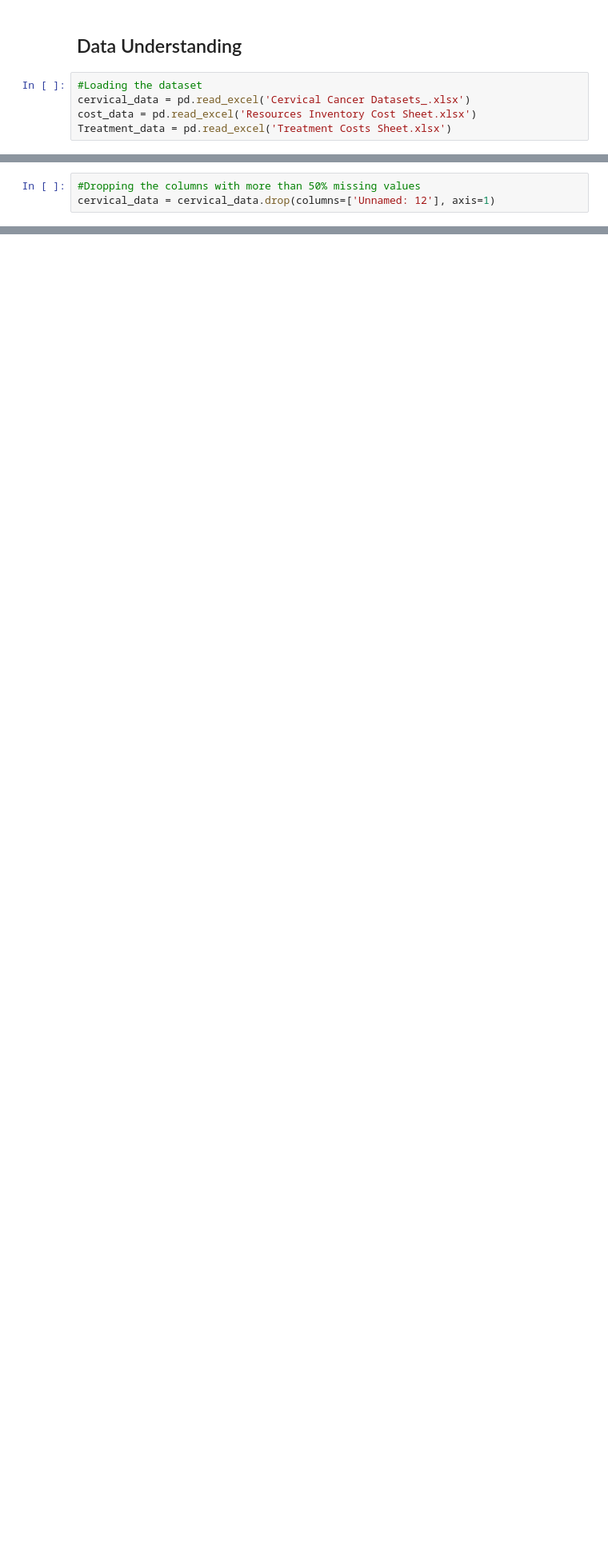
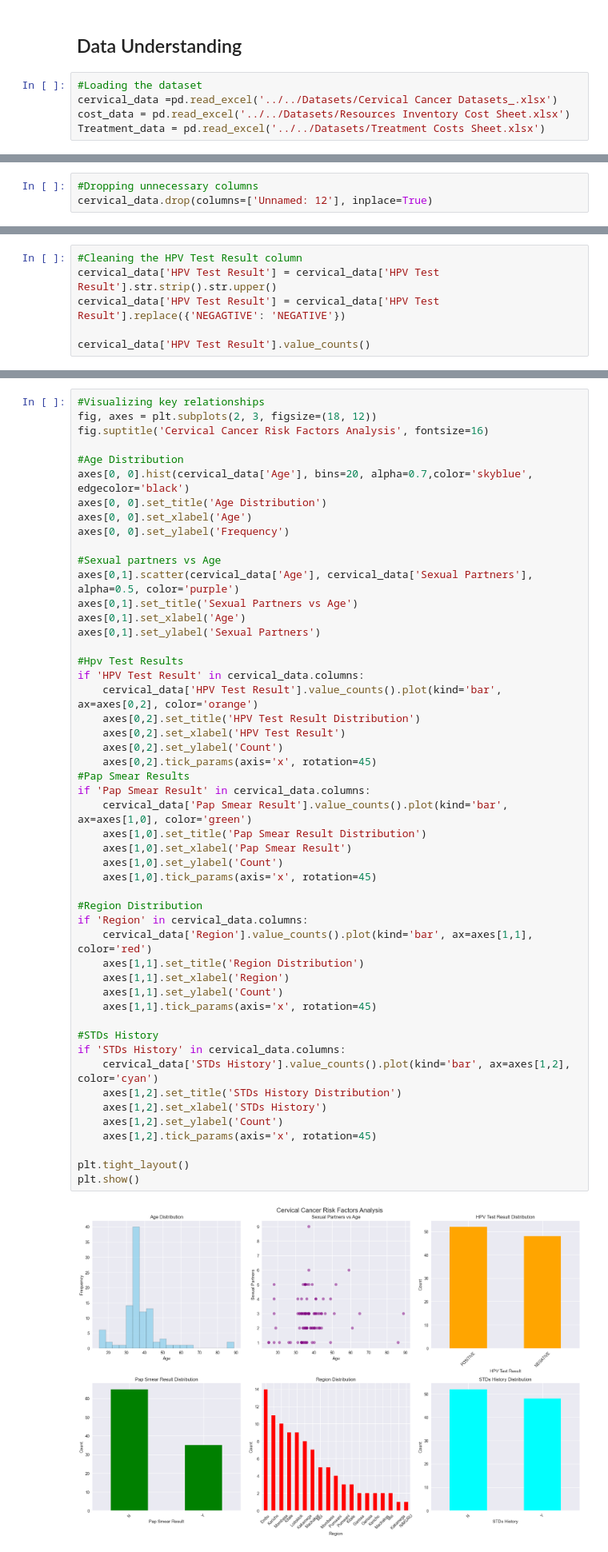
Before and after one commit to LoiseWK/CERVICAL_CANCER_PREDICTION, a Jupyter notebook: Collaborators/Loise/index.ipynb, the cells around one changed output, grey strips where cells are left out. Shown at 80% size. Saved outputs shown, nothing was run; the diff lists cells and outputs as text; blank space fills up the shorter version.

Commit message:
Data Understanding

```diff
--- a/Collaborators/Loise/index.ipynb
+++ b/Collaborators/Loise/index.ipynb
@@ -19,6 +24,6 @@ Improve your data and profiling with ydata-sdk, featuring data quality scoring,
 ## Data Understanding
 # %%
 #Loading the dataset
-cervical_data = pd.read_excel('Cervical Cancer Datasets_.xlsx')
-cost_data = pd.read_excel('Resources Inventory Cost Sheet.xlsx')
-Treatment_data = pd.read_excel('Treatment Costs Sheet.xlsx')
+cervical_data =pd.read_excel('../../Datasets/Cervical Cancer Datasets_.xlsx')
+cost_data = pd.read_excel('../../Datasets/Resources Inventory Cost Sheet.xlsx')
+Treatment_data = pd.read_excel('../../Datasets/Treatment Costs Sheet.xlsx')
@@ -37 +82,4 @@ cervical_data.head()
+# %%
+#Dropping unnecessary columns
+cervical_data.drop(columns=['Unnamed: 12'], inplace=True)
 # %%
@@ -39,6 +88,3 @@ profile = ProfileReport(cervical_data, title="Cervical Cancer Risk Profile")
 profile.to_notebook_iframe()
 # %% [output]
 [interactive output not drawn]
-# %%
-#Dropping the columns with more than 50% missing values
-cervical_data = cervical_data.drop(columns=['Unnamed: 12'], axis=1)
@@ -46,0 +120,6 @@ cervical_data = cervical_data.drop(columns=['Unnamed: 12'], axis=1)
+# %%
+#Cleaning the HPV Test Result column
+cervical_data['HPV Test Result'] = cervical_data['HPV Test Result'].str.strip().str.upper()
+cervical_data['HPV Test Result'] = cervical_data['HPV Test Result'].replace({'NEGAGTIVE': 'NEGATIVE'})
+
+cervical_data['HPV Test Result'].value_counts()
@@ -46,0 +131,52 @@ cervical_data = cervical_data.drop(columns=['Unnamed: 12'], axis=1)
+# %%
+#Visualizing key relationships
+fig, axes = plt.subplots(2, 3, figsize=(18, 12))
+fig.suptitle('Cervical Cancer Risk Factors Analysis', fontsize=16)
+
+#Age Distribution
+axes[0, 0].hist(cervical_data['Age'], bins=20, alpha=0.7,color='skyblue', edgecolor='black')
+axes[0, 0].set_title('Age Distribution')
+axes[0, 0].set_xlabel('Age')
+axes[0, 0].set_ylabel('Frequency')
+
+#Sexual partners vs Age
+axes[0,1].scatter(cervical_data['Age'], cervical_data['Sexual Partners'], alpha=0.5, color='purple')
+axes[0,1].set_title('Sexual Partners vs Age')
+axes[0,1].set_xlabel('Age')
+axes[0,1].set_ylabel('Sexual Partners')
+
+#Hpv Test Results
+if 'HPV Test Result' in cervical_data.columns:
+    cervical_data['HPV Test Result'].value_counts().plot(kind='bar', ax=axes[0,2], color='orange')
+    axes[0,2].set_title('HPV Test Result Distribution')
+    axes[0,2].set_xlabel('HPV Test Result')
+    axes[0,2].set_ylabel('Count')
+    axes[0,2].tick_params(axis='x', rotation=45)
+#Pap Smear Results
+if 'Pap Smear Result' in cervical_data.columns:
+    cervical_data['Pap Smear Result'].value_counts().plot(kind='bar', ax=axes[1,0], color='green')
+    axes[1,0].set_title('Pap Smear Result Distribution')
+    axes[1,0].set_xlabel('Pap Smear Result')
+    axes[1,0].set_ylabel('Count')
+    axes[1,0].tick_params(axis='x', rotation=45)
+
+#Region Distribution
+if 'Region' in cervical_data.columns:
+    cervical_data['Region'].value_counts().plot(kind='bar', ax=axes[1,1], color='red')
+    axes[1,1].set_title('Region Distribution')
+    axes[1,1].set_xlabel('Region')
+    axes[1,1].set_ylabel('Count')
+    axes[1,1].tick_params(axis='x', rotation=45)
+
+#STDs History
+if 'STDs History' in cervical_data.columns:
+    cervical_data['STDs History'].value_counts().plot(kind='bar', ax=axes[1,2], color='cyan')
+    axes[1,2].set_title('STDs History Distribution')
+    axes[1,2].set_xlabel('STDs History')
+    axes[1,2].set_ylabel('Count')
+    axes[1,2].tick_params(axis='x', rotation=45)
+
+plt.tight_layout()
+plt.show()
+# %% [output]
+[figure, added]
```
Also changed, not shown: parts of 13 cells of this notebook.
